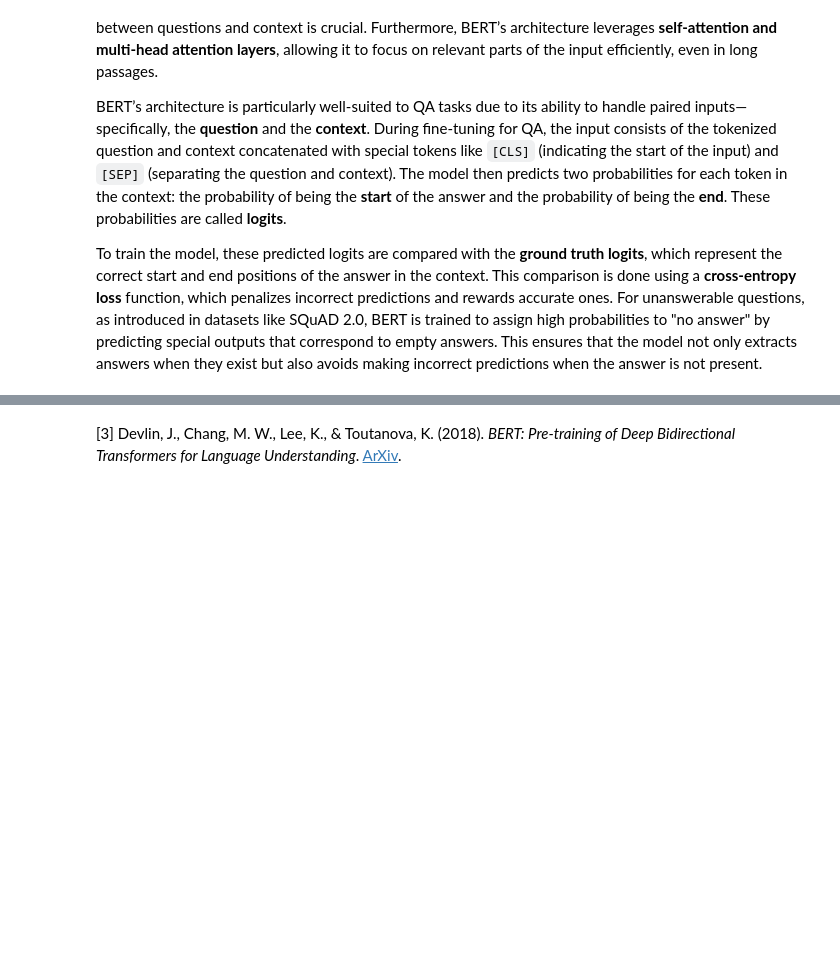
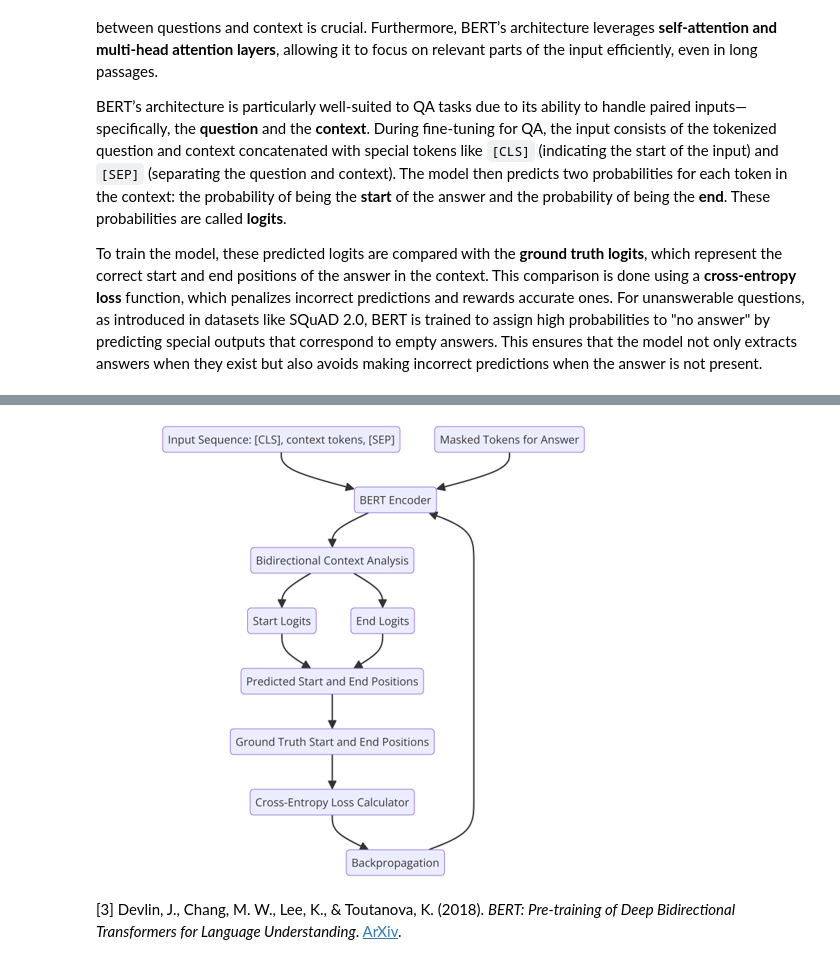
Before and after one commit to asortubay/LLM_QA_Basque, a Jupyter notebook: LLM_QA_on_Basque.ipynb, the cells around one changed output, grey strips where cells are left out. Drawn from its saved outputs; the diff is of its cells as text; code cells hidden in the pictures; blank space fills up the shorter version.

```diff
--- a/LLM_QA_on_Basque.ipynb
+++ b/LLM_QA_on_Basque.ipynb
@@ -89,3 +89,7 @@ To train the model, these predicted logits are compared with the **ground truth
+# %%
+display(Image.open('figures/QA_model_prediction_workflow.png'))
+# %% [output]
+[figure, added]
 # %% [markdown]
 [3] Devlin, J., Chang, M. W., Lee, K., & Toutanova, K. (2018). *BERT: Pre-training of Deep Bidirectional Transformers for Language Understanding*. [ArXiv](https://arxiv.org/abs/1810.04805).
 # %% [markdown]
```
Also changed, not shown: parts of 11 cells of this notebook.
